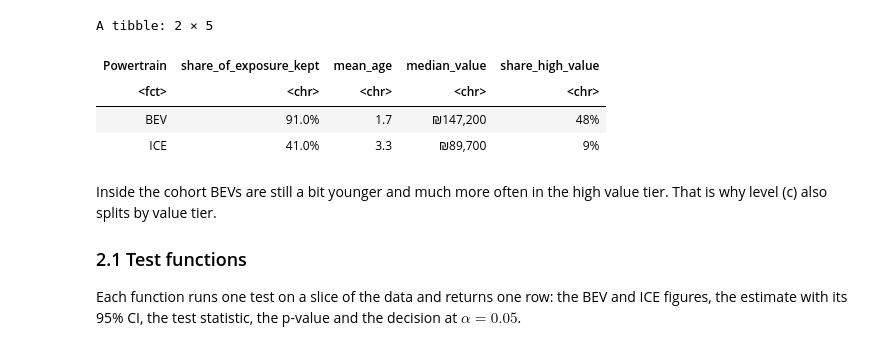
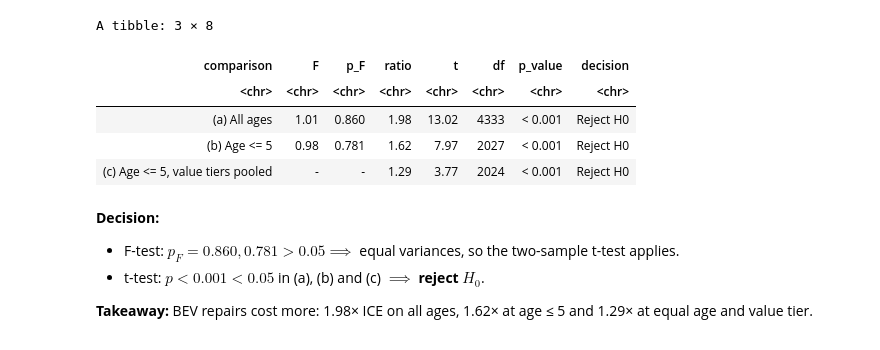
Before and after one commit to saar-cohen/actuarial-seminar-ev-pricing, a Jupyter notebook: notebooks/03_statistical_tests.ipynb, the cells around one changed output. Drawn from its saved outputs; the diff is of its cells as text; code cells hidden in the pictures.

```diff
--- a/notebooks/03_statistical_tests.ipynb
+++ b/notebooks/03_statistical_tests.ipynb
@@ -128,28 +135,26 @@ BEV exposure stays above 200 vehicle-years per age up to age 5 and then drops sh
 # %%
-age_cutoff <- 5
+fit <- sev_data |>
+  filter(Vehicle_Age <= age_cutoff, !is.na(value_tier)) |>
+  mutate(Powertrain = fct_relevel(Powertrain, "ICE")) |>
+  lm(log(Own_Damage_Amount) ~ Powertrain + value_tier, data = _)
+b  <- summary(fit)$coefficients["PowertrainBEV", ]
 
-in_cohort <- function(d) filter(d, Vehicle_Age <= age_cutoff)
-
-# What the cohort keeps, and the value mix inside it
-in_cohort(freq_data) |>
-  summarise(exposure = sum(exposure), mean_age = mean(Vehicle_Age),
-            median_value = median(Vehicle_Value, na.rm = TRUE),
-            share_high_value = mean(value_tier == "High (150k+)", na.rm = TRUE), .by = Powertrain) |>
-  left_join(summarise(freq_data, all_exposure = sum(exposure), .by = Powertrain), by = "Powertrain") |>
-  arrange(Powertrain) |>
-  transmute(Powertrain,
-            share_of_exposure_kept = percent(exposure / all_exposure, 0.1),
-            mean_age     = number(mean_age, 0.1),
-            median_value = comma(median_value, 1, prefix = "₪"),
-            share_high_value = percent(share_high_value, 1))
+t2 <- bind_rows(
+  run(sev_data, \(d) severity_test(d, Own_Damage_Amount)),
+  tibble(comparison = "(c) Age <= 5, value tiers pooled", ratio = exp(b[["Estimate"]]),
+         t = b[["t value"]], df = fit$df.residual, p_value = b[["Pr(>|t|)"]],
+         statistic = paste0("t = ", number(t, 0.01), ", df = ", df), decision = decide(p_value)))
+show_severity(t2)
 # %% [output]
-A tibble: 2 × 5
+A tibble: 3 × 8
-| Powertrain | share_of_exposure_kept | mean_age | median_value | share_high_value |
-| <fct> | <chr> | <chr> | <chr> | <chr> |
-| BEV | 91.0% | 1.7 | ₪147,200 | 48% |
-| ICE | 41.0% | 3.3 | ₪89,700 | 9% |
+| comparison | F | p_F | ratio | t | df | p_value | decision |
+| <chr> | <chr> | <chr> | <chr> | <chr> | <chr> | <chr> | <chr> |
+| (a) All ages | 1.01 | 0.860 | 1.98 | 13.02 | 4333 | < 0.001 | Reject H0 |
+| (b) Age <= 5 | 0.98 | 0.781 | 1.62 | 7.97 | 2027 | < 0.001 | Reject H0 |
+| (c) Age <= 5, value tiers pooled | - | - | 1.29 | 3.77 | 2024 | < 0.001 | Reject H0 |
 # %% [markdown]
-Inside the cohort BEVs are still a bit younger and much more often in the high value tier. That is why level (c) also splits by value tier.
+**Decision:**
+- F-test: $p_F = 0.860, 0.781 > 0.05 \implies$ equal variances, so the two-sample t-test applies.
+- t-test: $p < 0.001 < 0.05$ in (a), (b) and (c) $\implies$ **reject $H_0$**.
 
-### 2.1 Test functions
-Each function runs one test on a slice of the data and returns one row: the BEV and ICE figures, the estimate with its 95% CI, the test statistic, the p-value and the decision at $\alpha = 0.05$.
+**Takeaway:** BEV repairs cost more: 1.98× ICE on all ages, 1.62× at age ≤ 5 and 1.29× at equal age and value tier.
```
Also changed, not shown: parts of 47 cells of this notebook, 3 other files.
